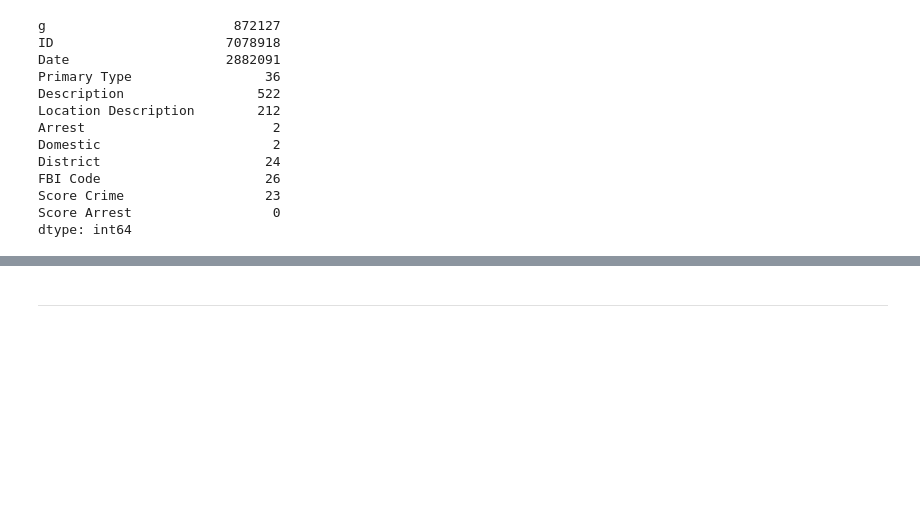
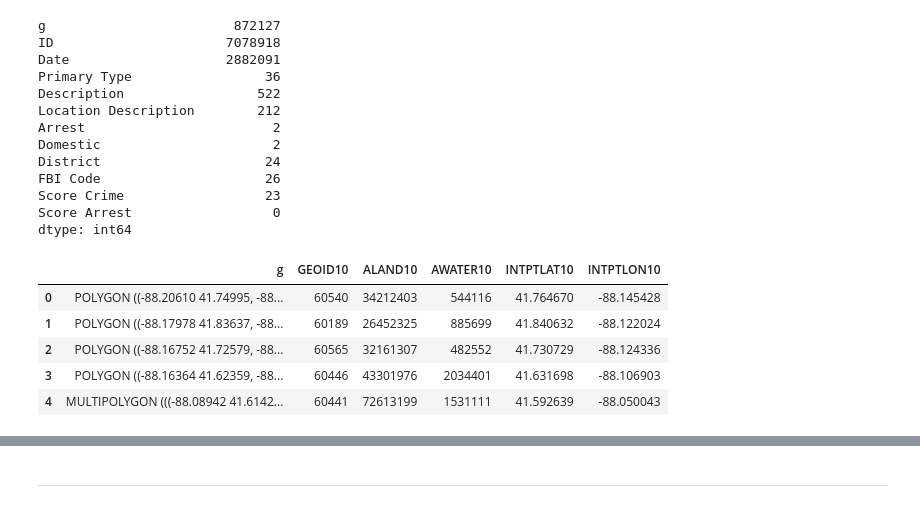
Before and after one commit to Mohammad1722/chicago-crimes_geospatial-analysis, a Jupyter notebook: notebooks/chicago_crimes.ipynb, the cells around one changed output, grey strips where cells are left out. Saved outputs shown, nothing was run; the diff lists cells and outputs as text; code cells hidden in the pictures; blank space fills up the shorter version.

```diff
--- a/notebooks/chicago_crimes.ipynb
+++ b/notebooks/chicago_crimes.ipynb
@@ -108,0 +116,9 @@ dtype: int64
+# %%
+dfZipCode.head()
+# %% [output]
+|  | g | GEOID10 | ALAND10 | AWATER10 | INTPTLAT10 | INTPTLON10 |
+| 0 | POLYGON ((-88.20610 41.74995, -88... | 60540 | 34212403 | 544116 | 41.764670 | -88.145428 |
+| 1 | POLYGON ((-88.17978 41.83637, -88... | 60189 | 26452325 | 885699 | 41.840632 | -88.122024 |
+| 2 | POLYGON ((-88.16752 41.72579, -88... | 60565 | 32161307 | 482552 | 41.730729 | -88.124336 |
+| 3 | POLYGON ((-88.16364 41.62359, -88... | 60446 | 43301976 | 2034401 | 41.631698 | -88.106903 |
+| 4 | MULTIPOLYGON (((-88.08942 41.6142... | 60441 | 72613199 | 1531111 | 41.592639 | -88.050043 |
```
Also changed, not shown: parts of 10 cells of this notebook.
